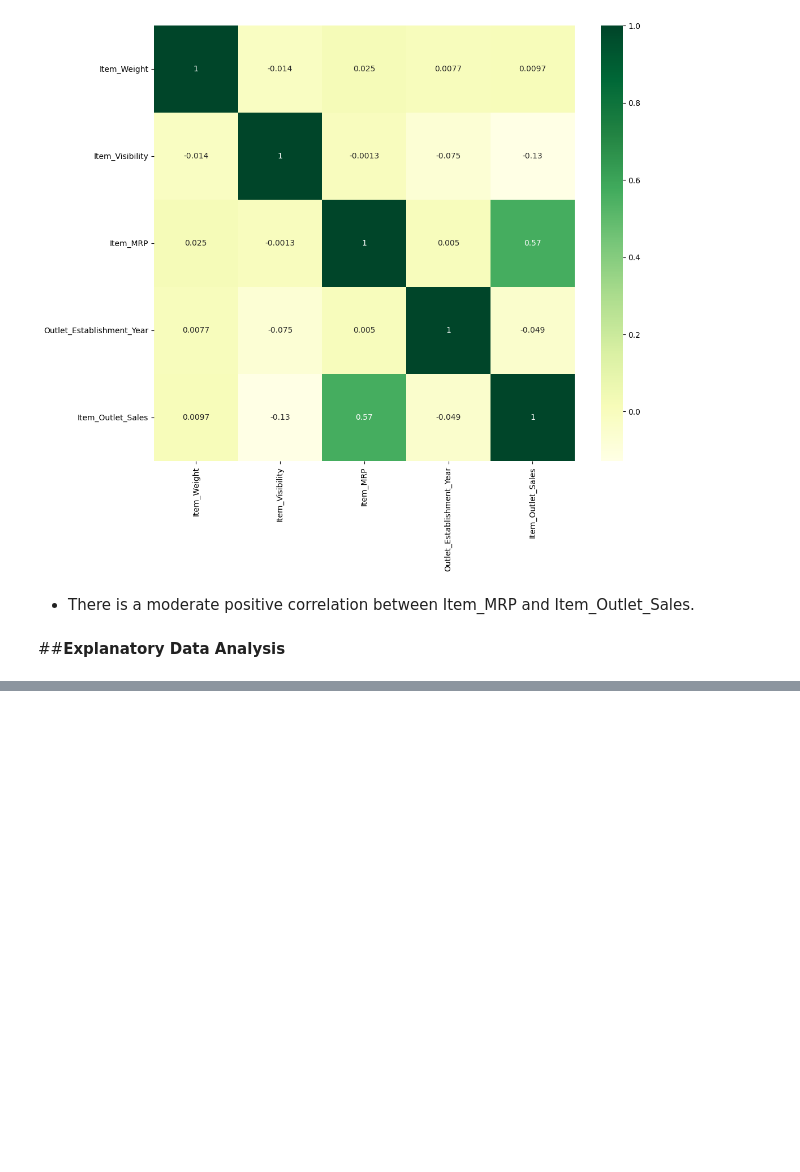
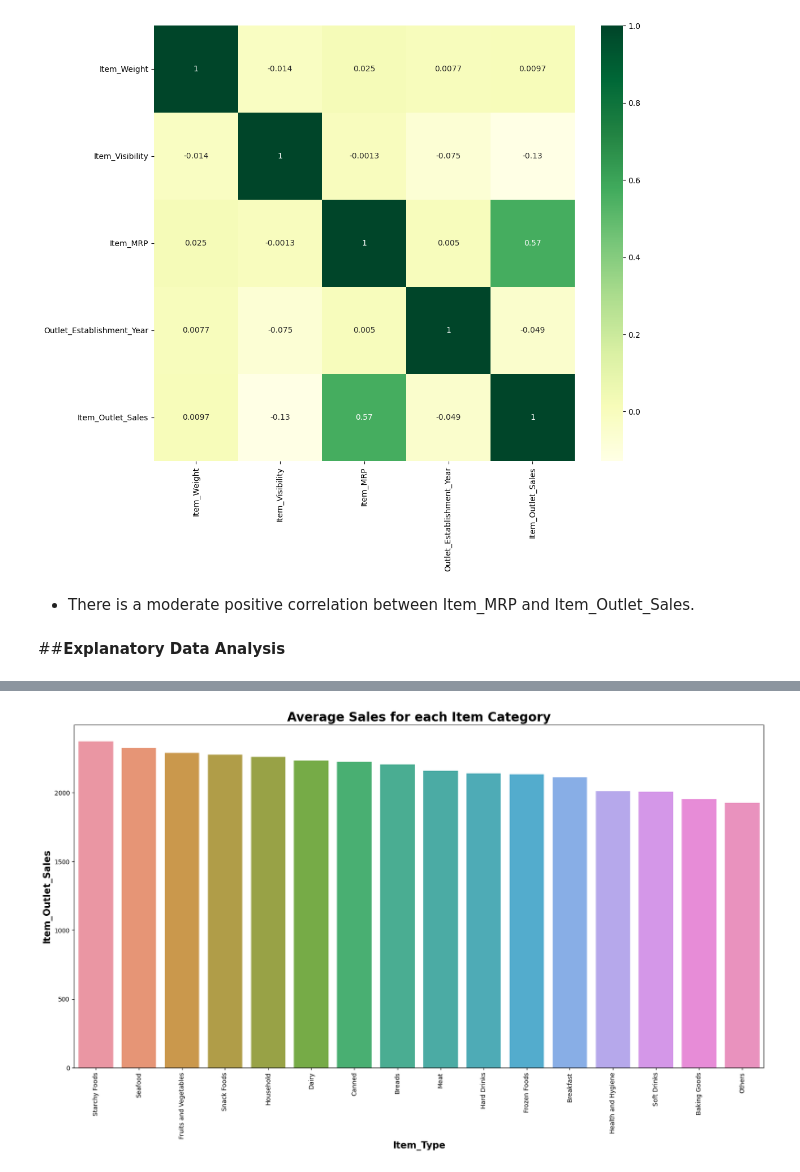
Before and after one commit to Osmayda/Prediction-of-Product-Sales, a Jupyter notebook: Prediction_of_Product_Sales.ipynb, the cells around one changed output, grey strips where cells are left out. Saved outputs shown, nothing was run; the diff lists cells and outputs as text; code cells hidden in the pictures; blank space fills up the shorter version.

```diff
--- a/Prediction_of_Product_Sales.ipynb
+++ b/Prediction_of_Product_Sales.ipynb
@@ -22,7 +22,7 @@ import pandas as pd
 # %% [markdown]
 Load the Dataset
 # %%
-filename = '/content/CORE ASSIGN 2 sales_predictions.csv'
+filename = '/content/drive/MyDrive/Coding Dojo/Wk 2: Pandas for Data Manipulation/Datafiles/sales_predictions.csv'
 df = pd.read_csv(filename)
 # %% [markdown]
 Preview Data
@@ -348,0 +364,3 @@ ax = sns.heatmap(corr, cmap= 'YlGn', annot = True);
+# %%
+means = df.groupby('Item_Type')['Item_Outlet_Sales'].mean().sort_values(ascending=False)
+means
@@ -348,0 +386,11 @@ ax = sns.heatmap(corr, cmap= 'YlGn', annot = True);
+# %%
+from matplotlib.ticker import FuncFormatter
+fig, ax = plt.subplots(figsize=(20,10))
+
+ax = sns.barplot(data=df,x='Item_Type', y = 'Item_Outlet_Sales', order = means.index, ci = None)
+plt.xticks(rotation = 90)
+ax.set_title('Average Sales for each Item Category', fontsize = 20, fontweight = 'bold');
+ax.set_xlabel('Item_Type', fontsize = 15, fontweight = 'bold')
+ax.set_ylabel('Item_Outlet_Sales', fontsize = 15, fontweight = 'bold');
+# %% [output]
+[figure, added]
```
Also changed, not shown: parts of 11 cells of this notebook.
